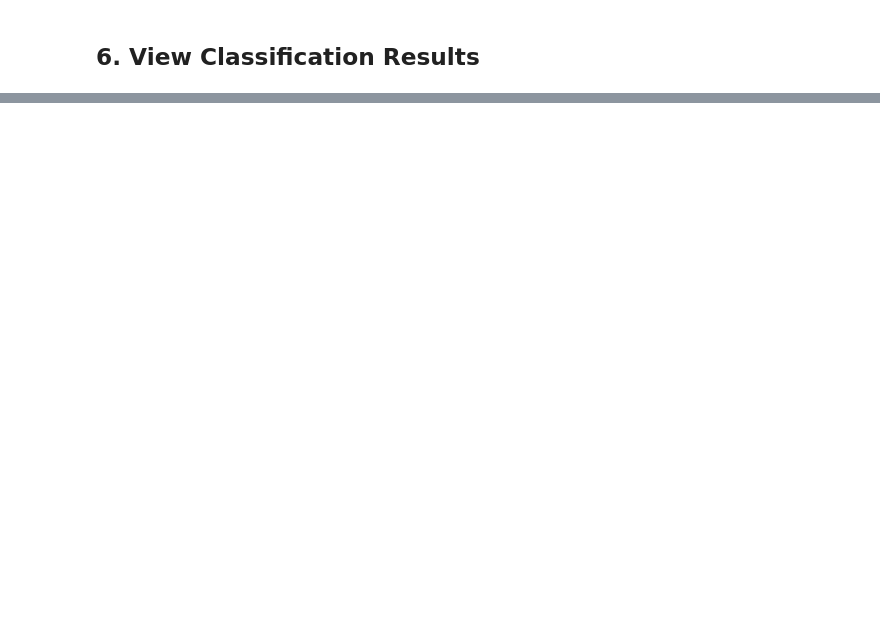
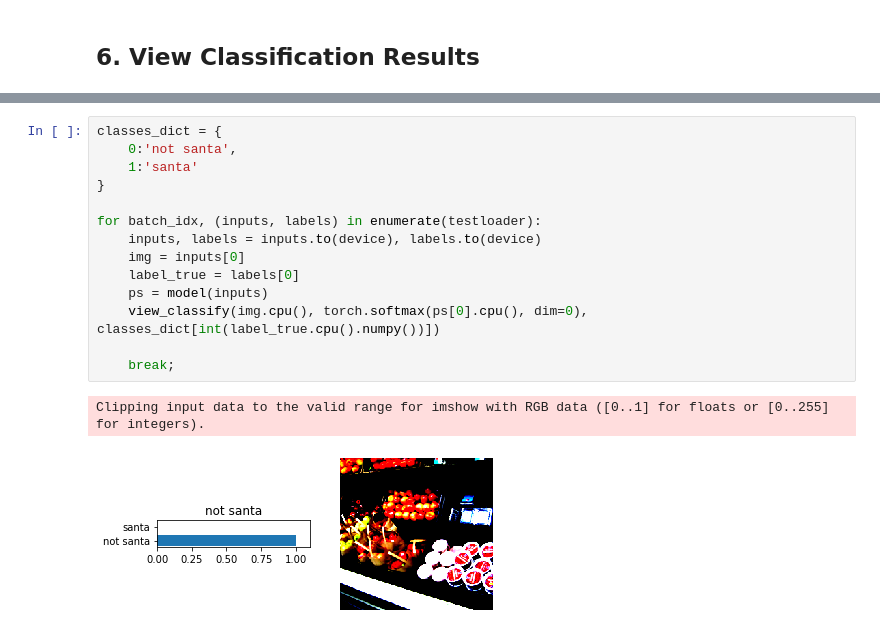
Before and after one commit to Lexie88rus/Bertelsmann-ChallengeAI, a Jupyter notebook: Santa Images Classification.ipynb, the cells around one changed output, grey strips where cells are left out. Cells and saved outputs as stored; diff of their text form; blank space fills up the shorter version.

```diff
--- a/Santa Images Classification.ipynb
+++ b/Santa Images Classification.ipynb
@@ -307,0 +326,17 @@ RuntimeError: CUDA out of memory. Tried to allocate 20.00 MiB (GPU 0; 11.00 GiB
+# %%
+classes_dict = {
+    0:'not santa',
+    1:'santa'
+}
+
+for batch_idx, (inputs, labels) in enumerate(testloader):
+    inputs, labels = inputs.to(device), labels.to(device)
+    img = inputs[0]
+    label_true = labels[0]
+    ps = model(inputs)
+    view_classify(img.cpu(), torch.softmax(ps[0].cpu(), dim=0), classes_dict[int(label_true.cpu().numpy())])
+
+    break;
+# %% [output]
+Clipping input data to the valid range for imshow with RGB data ([0..1] for floats or [0..255] for integers).
+[figure, added]
```
Also changed, not shown: parts of 8 cells of this notebook, 5 other files.
